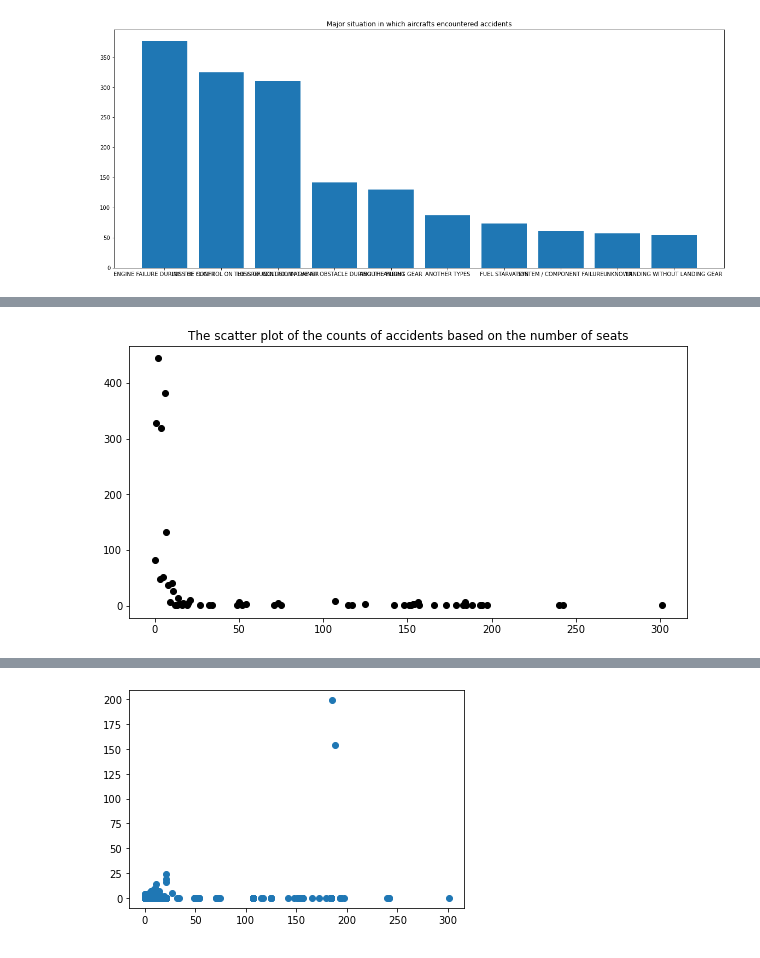
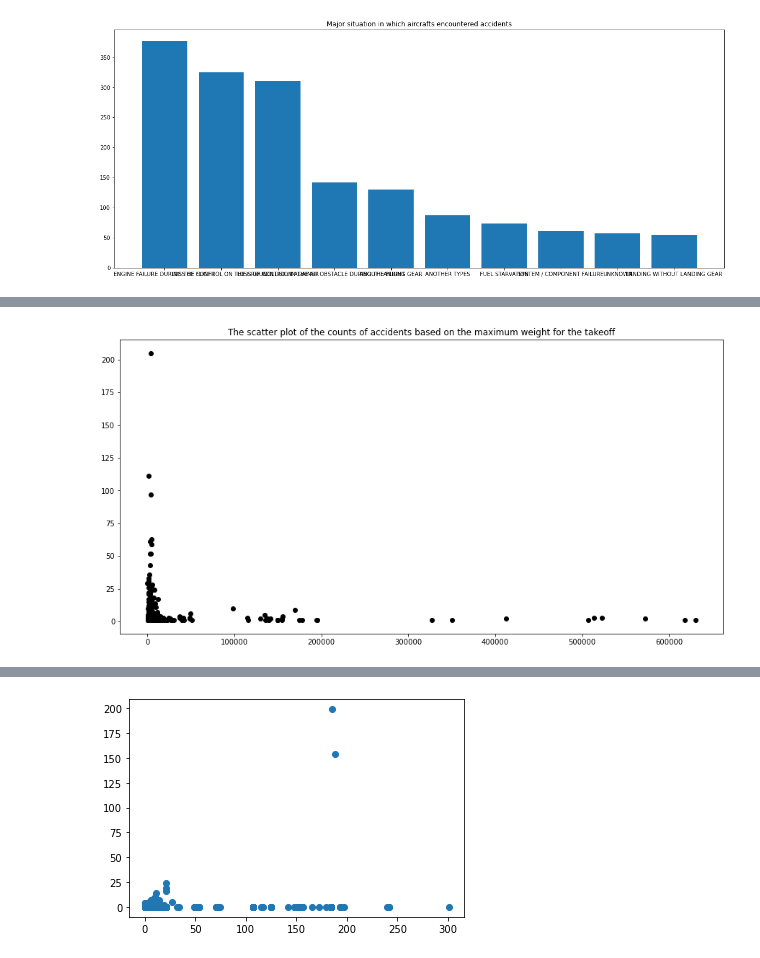
Before and after one commit to seorimpark/MATH517team2-4, a Jupyter notebook: Codes/Analysis.ipynb, the cells around one changed output, grey strips where cells are left out. Cells and saved outputs as stored; diff of their text form; code cells hidden in the pictures.

Commit message:
images

```diff
--- a/Codes/Analysis.ipynb
+++ b/Codes/Analysis.ipynb
@@ -193,9 +184,9 @@ plt.show()
-# %%
-seat=data2.seatings_amount.value_counts()
-plt.figure(figsize=(10,5))
-plt.scatter(dict(seat).keys(),dict(seat).values(),color="black")
-plt.title("The scatter plot of the counts of accidents based on the number of seats")
-#plt.savefig("../Report/10.png")
-plt.show()
-# %% [output]
-[figure, removed]
+# %%
+seat=data2["takeoff_max_weight (Lbs)"].value_counts()
+plt.figure(figsize=(15,7.5))
+plt.scatter(dict(seat).keys(),dict(seat).values(),color="black")
+plt.title("The scatter plot of the counts of accidents based on the maximum weight for the takeoff")
+plt.savefig("../Report/9.png")
+plt.show()
+# %% [output]
+[figure, added]
```
Also changed, not shown: parts of 2 cells of this notebook, 2 other files.
